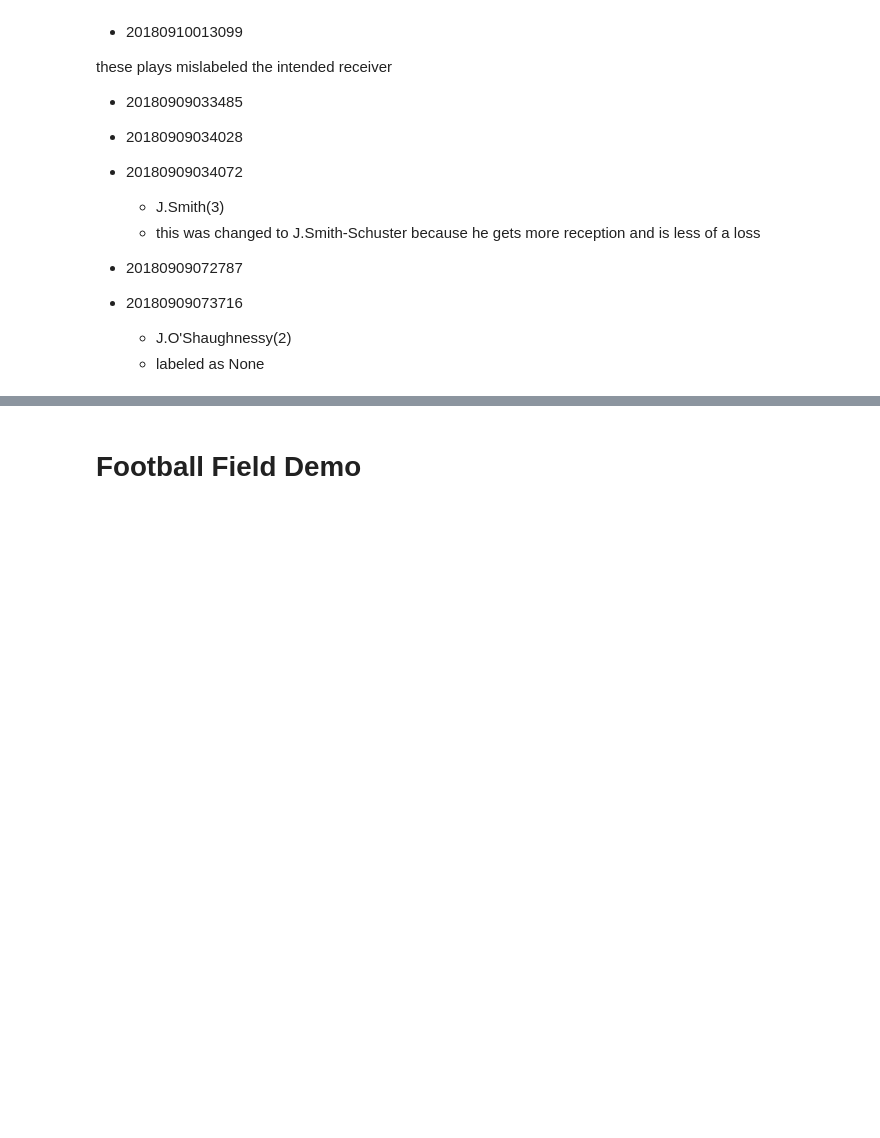
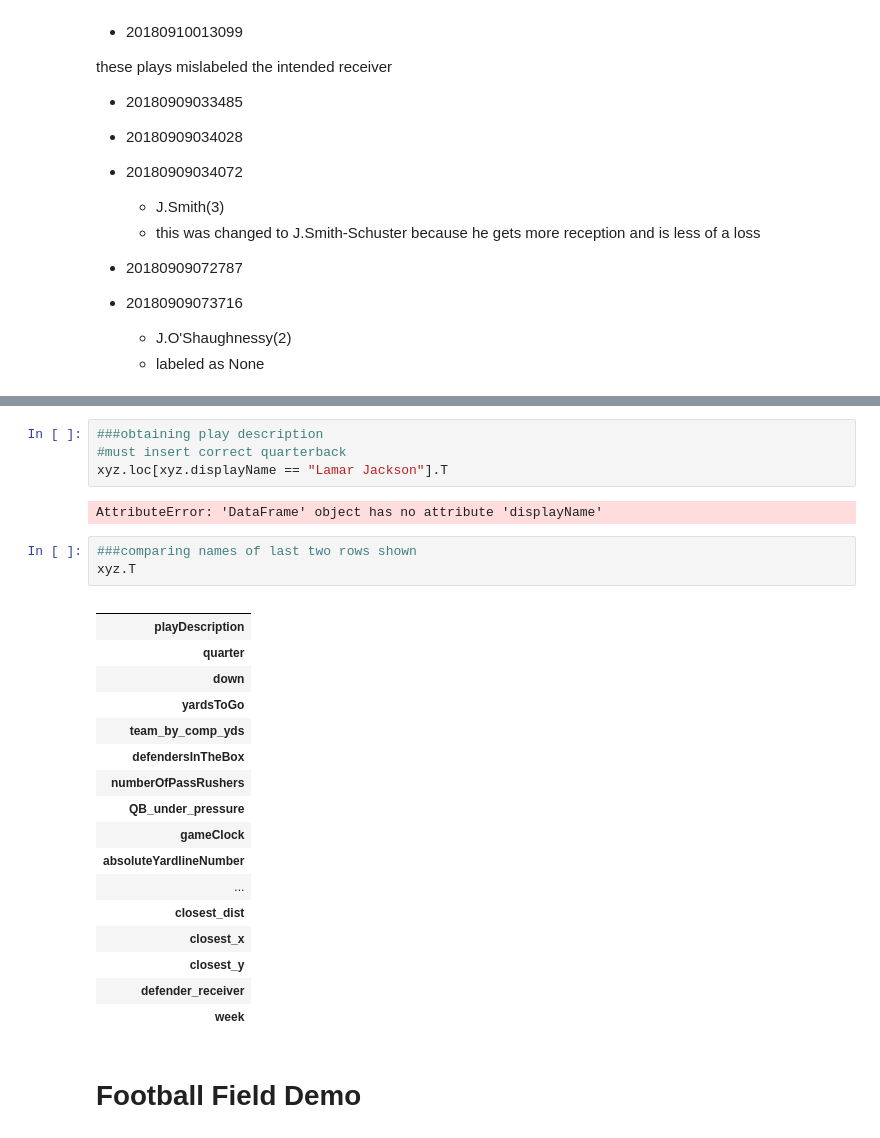
Before and after one commit to Fourth-and-Four/NFL-Big-Data-Bowl-2021, a Jupyter notebook: gn_phase2.ipynb, the cells around one changed output, grey strips where cells are left out. Saved outputs shown, nothing was run; the diff lists cells and outputs as text; blank space fills up the shorter version.

```diff
--- a/gn_phase2.ipynb
+++ b/gn_phase2.ipynb
@@ -159,3 +286,30 @@ xyz.T
+# %%
+###obtaining play description
+#must insert correct quarterback
+xyz.loc[xyz.displayName == "Lamar Jackson"].T
+# %% [output]
+AttributeError: 'DataFrame' object has no attribute 'displayName'
+# %%
+###comparing names of last two rows shown
+xyz.T
+# %% [output]
+|  |
+| playDescription |
+| quarter |
+| down |
+| yardsToGo |
+| team_by_comp_yds |
+| defendersInTheBox |
+| numberOfPassRushers |
+| QB_under_pressure |
+| gameClock |
+| absoluteYardlineNumber |
+| ... |
+| closest_dist |
+| closest_x |
+| closest_y |
+| defender_receiver |
+| week |
 # %% [markdown]
 # Football Field Demo
 # %% [markdown]
```
Also changed, not shown: parts of 32 cells of this notebook.
